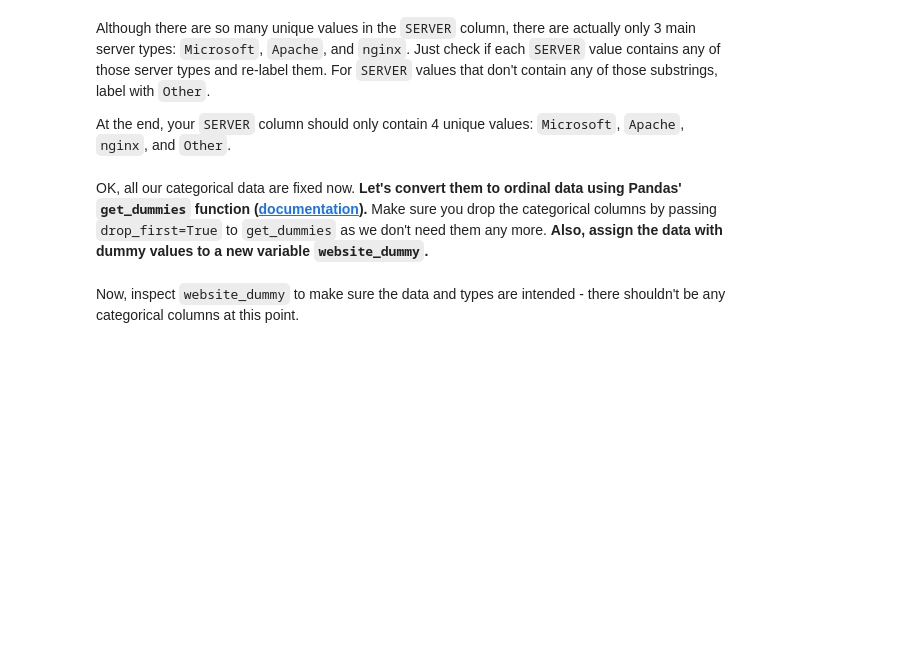
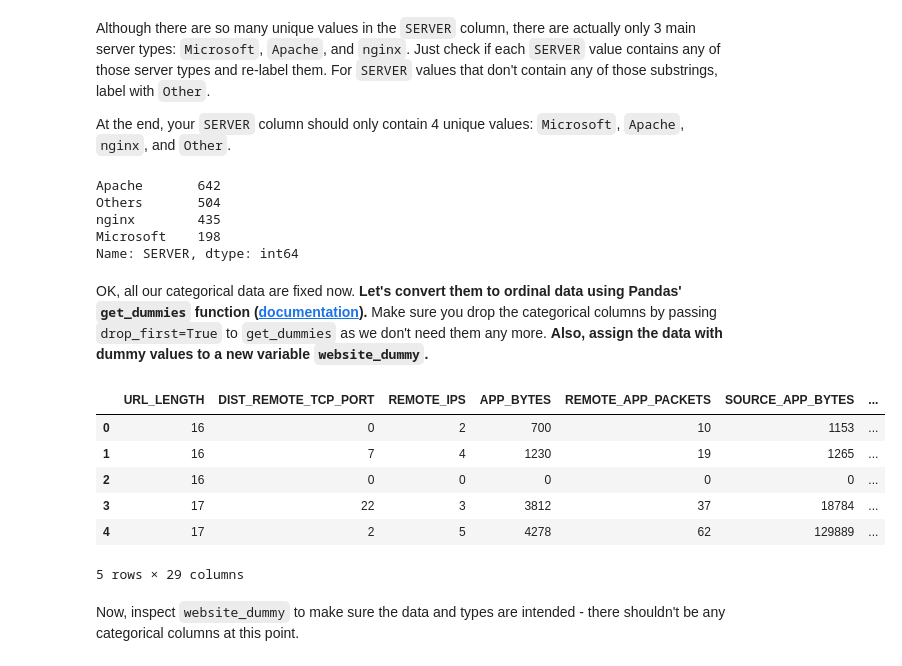
Before and after one commit to ta-data-bcn/lab-supervised-learning, a Jupyter notebook: your-code/main.ipynb, the cells around one changed output. Saved outputs shown, nothing was run; the diff lists cells and outputs as text; code cells hidden in the pictures; blank space fills up the shorter version.

```diff
--- a/your-code/main.ipynb
+++ b/your-code/main.ipynb
@@ -381,6 +397,7 @@ Now print the `dtypes` of the data again. Besides `WHOIS_COUNTRY` which we alrea
 #### `URL` is easy. We'll simply drop it because it has too many unique values that there's no way for us to consolidate.
 # %%
 # Your code here
+websites.drop(['URL'], axis=1, inplace=True)
 # %% [markdown]
 #### Print the unique value counts of `CHARSET`. You see there are only a few unique values. So we can keep it as it is.
 # %%
@@ -404,4 +447,17 @@ At the end, your `SERVER` column should only contain 4 unique values: `Microsoft
+# %%
+# Your code here
+websites["SERVER"] = websites["SERVER"].apply(lambda x: re.sub(".*Apache.*", "Apache", x))
+websites["SERVER"] = websites["SERVER"].apply(lambda x: re.sub(".*Microsoft.*", "Microsoft", x))
+websites["SERVER"] = websites["SERVER"].apply(lambda x: re.sub(".*nginx.*", "nginx", x))
+websites["SERVER"] = websites["SERVER"].apply(lambda x: np.where(x in ["Apache", "Microsoft", "nginx"], x,'Others'))
 # %%
 # Count `SERVER` value counts here
+websites["SERVER"].value_counts()
+# %% [output]
+Apache       642
+Others       504
+nginx        435
+Microsoft    198
+Name: SERVER, dtype: int64
 # %% [markdown]
 OK, all our categorical data are fixed now. **Let's convert them to ordinal data using Pandas' `get_dummies` function ([documentation](https://pandas.pydata.org/pandas-docs/stable/generated/pandas.get_dummies.html)).** Make sure you drop the categorical columns by passing `drop_first=True` to `get_dummies` as we don't need them any more. **Also, assign the data with dummy values to a new variable `website_dummy`.**
@@ -410,3 +464,22 @@ OK, all our categorical data are fixed now. **Let's convert them to ordinal data
+# %%
+# Your code here
+websites_dummy = pd.get_dummies(websites, columns=['SERVER', 'CHARSET', 'WHOIS_COUNTRY'],
+                                prefix=['SERVER', 'CHARSET', 'WHOIS_COUNTRY'], drop_first= True)
+#website_dummy = pd.get_dummies(websites[['SERVER','CHARSET','WHOIS_COUNTRY']], drop_first = True)
+#website_dummy
+# %%
+#website_dummy = pd.merge(websites, website_dummy, on= )
+#website_dummy.drop(columns = ['SERVER','CHARSET','WHOIS_COUNTRY'], inplace = True)
+# website_dummy = website_dummy.drop(columns = ['SERVER','CHARSET','WHOIS_COUNTRY'])
+websites_dummy.head()
+# %% [output]
+|  | URL_LENGTH | DIST_REMOTE_TCP_PORT | REMOTE_IPS | APP_BYTES | REMOTE_APP_PACKETS | SOURCE_APP_BYTES | ... |
+| 0 | 16 | 0 | 2 | 700 | 10 | 1153 | ... |
+| 1 | 16 | 7 | 4 | 1230 | 19 | 1265 | ... |
+| 2 | 16 | 0 | 0 | 0 | 0 | 0 | ... |
+| 3 | 17 | 22 | 3 | 3812 | 37 | 18784 | ... |
+| 4 | 17 | 2 | 5 | 4278 | 62 | 129889 | ... |
+5 rows × 29 columns
 # %% [markdown]
 Now, inspect `website_dummy` to make sure the data and types are intended - there shouldn't be any categorical columns at this point.
 # %%
```
Also changed, not shown: parts of 27 cells of this notebook.
